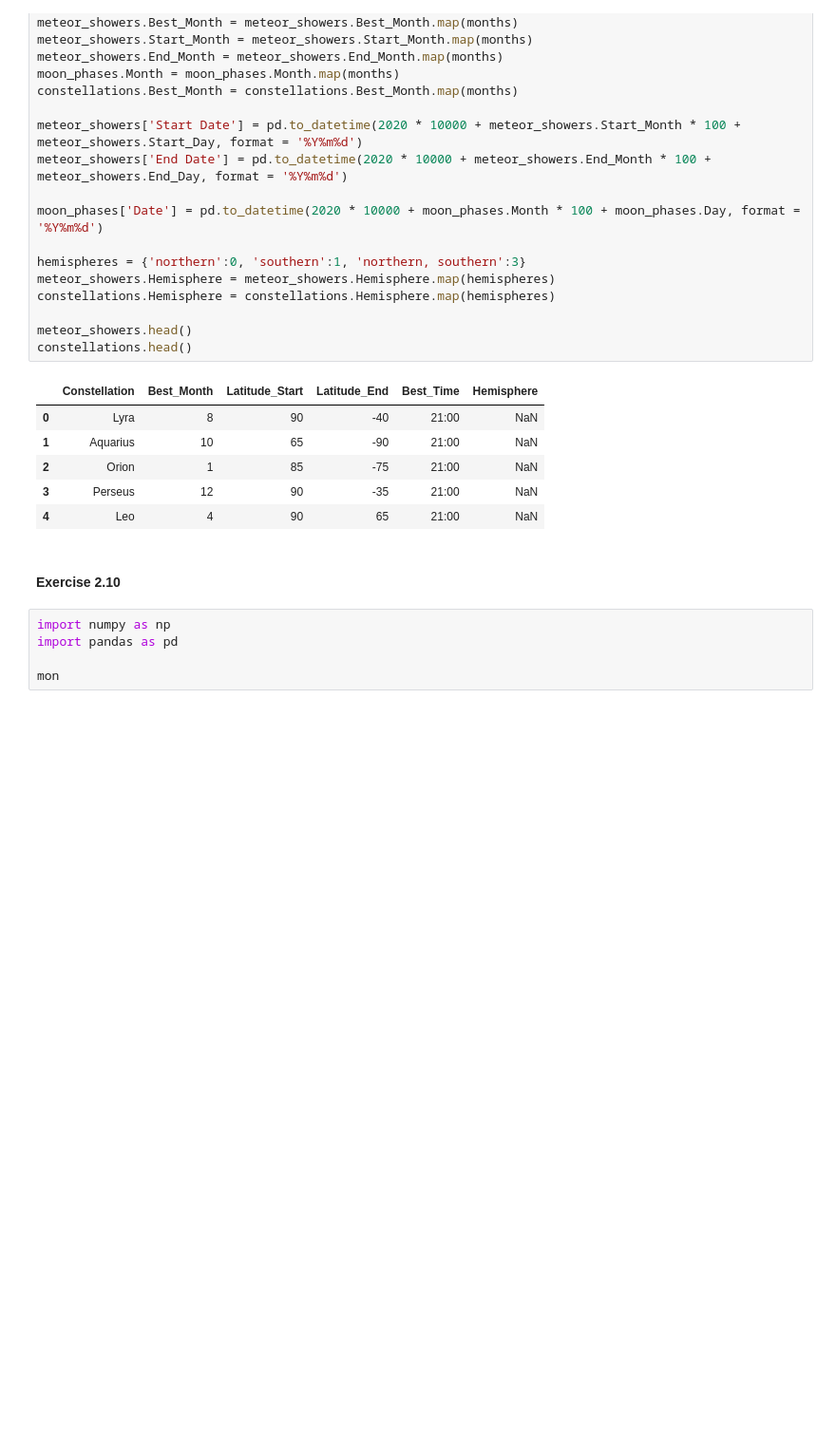
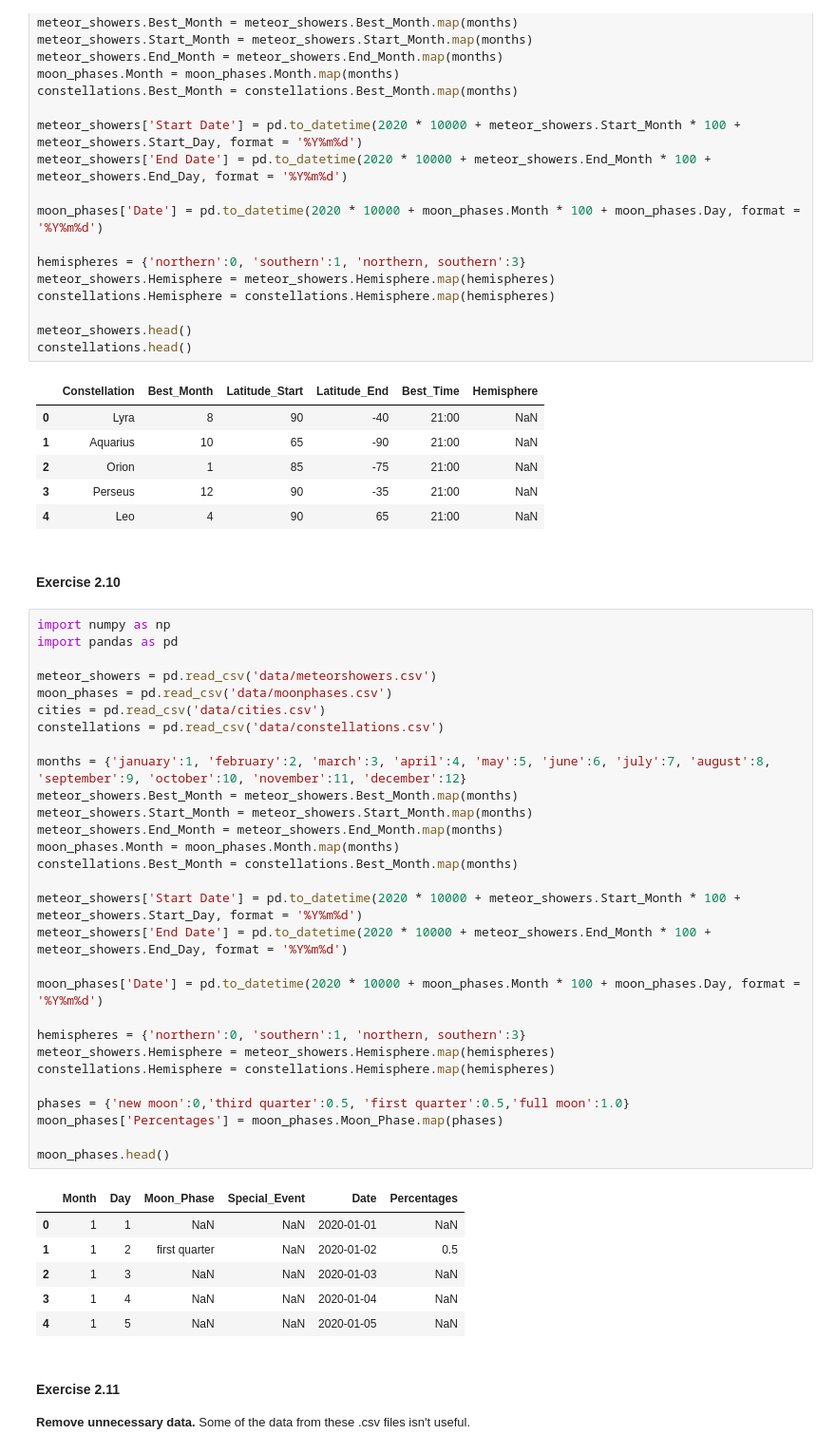
Before and after one commit to pmikaelah/Learn-Microsoft-Learning-Path-1-Explore-space-with-Python-and-Visual-Studio-Code, a Jupyter notebook: [main notebook] over-the-moon/module-2_meteor-showers/meteor-showers.ipynb, the cells around one changed output. Shown: that part at 95% size. Drawn from its saved outputs; the diff is of its cells as text; blank space fills up the shorter version.

```diff
--- a/[main notebook] over-the-moon/module-2_meteor-showers/meteor-showers.ipynb
+++ b/[main notebook] over-the-moon/module-2_meteor-showers/meteor-showers.ipynb
@@ -346,8 +346,42 @@ constellations.head()
 | 4 | Leo | 4 | 90 | 65 | 21:00 | NaN |
 # %% [markdown]
 #### Exercise 2.10
-# %%
-import numpy as np
-import pandas as pd
-
-mon
+# %%
+import numpy as np
+import pandas as pd
+
+meteor_showers = pd.read_csv('data/meteorshowers.csv')
+moon_phases = pd.read_csv('data/moonphases.csv')
+cities = pd.read_csv('data/cities.csv')
+constellations = pd.read_csv('data/constellations.csv')
+
+months = {'january':1, 'february':2, 'march':3, 'april':4, 'may':5, 'june':6, 'july':7, 'august':8, 'september':9, 'october':10, 'november':11, 'december':12}
+meteor_showers.Best_Month = meteor_showers.Best_Month.map(months)
+meteor_showers.Start_Month = meteor_showers.Start_Month.map(months)
+meteor_showers.End_Month = meteor_showers.End_Month.map(months)
+moon_phases.Month = moon_phases.Month.map(months)
+constellations.Best_Month = constellations.Best_Month.map(months)
+
+meteor_showers['Start Date'] = pd.to_datetime(2020 * 10000 + meteor_showers.Start_Month * 100 + meteor_showers.Start_Day, format = '%Y%m%d')
+meteor_showers['End Date'] = pd.to_datetime(2020 * 10000 + meteor_showers.End_Month * 100 + meteor_showers.End_Day, format = '%Y%m%d')
+
+moon_phases['Date'] = pd.to_datetime(2020 * 10000 + moon_phases.Month * 100 + moon_phases.Day, format = '%Y%m%d')
+
+hemispheres = {'northern':0, 'southern':1, 'northern, southern':3}
+meteor_showers.Hemisphere = meteor_showers.Hemisphere.map(hemispheres)
+constellations.Hemisphere = constellations.Hemisphere.map(hemispheres)
+
+phases = {'new moon':0,'third quarter':0.5, 'first quarter':0.5,'full moon':1.0}
+moon_phases['Percentages'] = moon_phases.Moon_Phase.map(phases)
+
+moon_phases.head()
+# %% [output]
+|  | Month | Day | Moon_Phase | Special_Event | Date | Percentages |
+| 0 | 1 | 1 | NaN | NaN | 2020-01-01 | NaN |
+| 1 | 1 | 2 | first quarter | NaN | 2020-01-02 | 0.5 |
+| 2 | 1 | 3 | NaN | NaN | 2020-01-03 | NaN |
+| 3 | 1 | 4 | NaN | NaN | 2020-01-04 | NaN |
+| 4 | 1 | 5 | NaN | NaN | 2020-01-05 | NaN |
+# %% [markdown]
+#### Exercise 2.11
+<font size="2">**Remove unnecessary data.** Some of the data from these .csv files isn't useful.</font>
```
Also changed, not shown: parts of 29 cells of this notebook.
